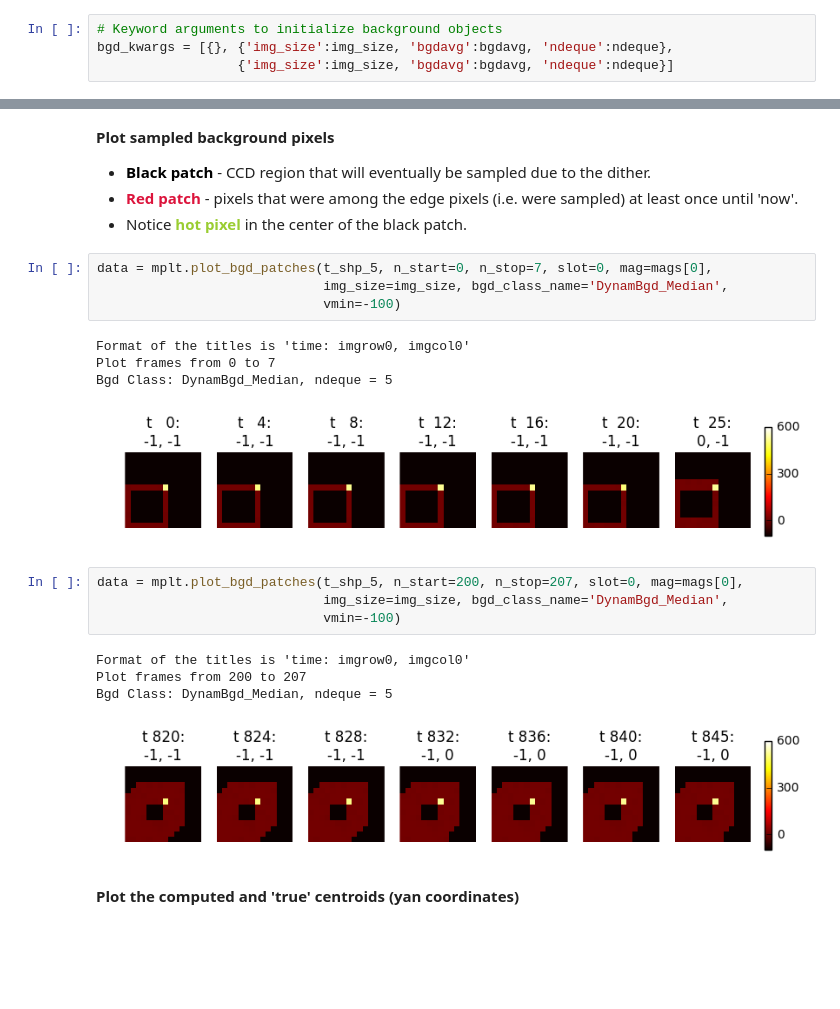
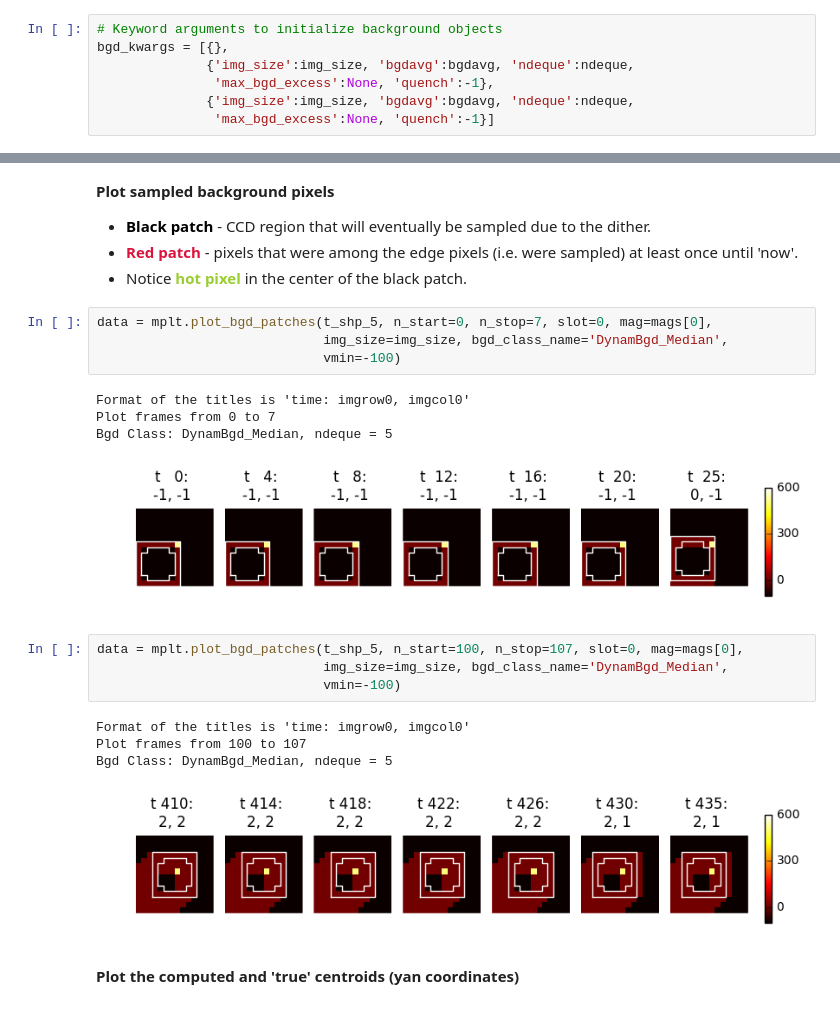
Before and after one commit to sot/aca_centroiding, a Jupyter notebook: dynam_bgd/aca_dynam_bgd_sim.ipynb, the cells around one changed output, grey strips where cells are left out. Cells and saved outputs as stored; diff of their text form; blank space fills up the shorter version.

```diff
--- a/dynam_bgd/aca_dynam_bgd_sim.ipynb
+++ b/dynam_bgd/aca_dynam_bgd_sim.ipynb
@@ -252,8 +256,11 @@ sim_kwargs = {'nframes':nframes_500, 'delta_t':delta_t, 'integ':integ, 'bgdavg':
               'ampl':ampl, 'period':period, 'phase':phase, 'delta':delta}
 # %%
 # Keyword arguments to initialize background objects
-bgd_kwargs = [{}, {'img_size':img_size, 'bgdavg':bgdavg, 'ndeque':ndeque},
-                  {'img_size':img_size, 'bgdavg':bgdavg, 'ndeque':ndeque}]
+bgd_kwargs = [{},
+              {'img_size':img_size, 'bgdavg':bgdavg, 'ndeque':ndeque,
+               'max_bgd_excess':None, 'quench':-1},
+              {'img_size':img_size, 'bgdavg':bgdavg, 'ndeque':ndeque,
+               'max_bgd_excess':None, 'quench':-1}]
 # %%
 t_shp_5 = do_computations(slot, img_size, hot_pixels=hot_pixels, bgd_kwargs=bgd_kwargs, **sim_kwargs)
 # %%
@@ -326,16 +333,16 @@ data = mplt.plot_bgd_patches(t_shp_5, n_start=0, n_stop=7, slot=0, mag=mags[0],
 Format of the titles is 'time: imgrow0, imgcol0'
 Plot frames from 0 to 7
 Bgd Class: DynamBgd_Median, ndeque = 5
-[figure, old version]
+[figure, new version]
 # %%
-data = mplt.plot_bgd_patches(t_shp_5, n_start=200, n_stop=207, slot=0, mag=mags[0],
+data = mplt.plot_bgd_patches(t_shp_5, n_start=100, n_stop=107, slot=0, mag=mags[0],
                              img_size=img_size, bgd_class_name='DynamBgd_Median',
                              vmin=-100)
 # %% [output]
 Format of the titles is 'time: imgrow0, imgcol0'
-Plot frames from 200 to 207
+Plot frames from 100 to 107
 Bgd Class: DynamBgd_Median, ndeque = 5
-[figure, old version]
+[figure, new version]
 # %% [markdown]
 __Plot the computed and 'true' centroids (yan coordinates)__
 # %%
```
Also changed, not shown: parts of 62 cells of this notebook, 4 other files.
